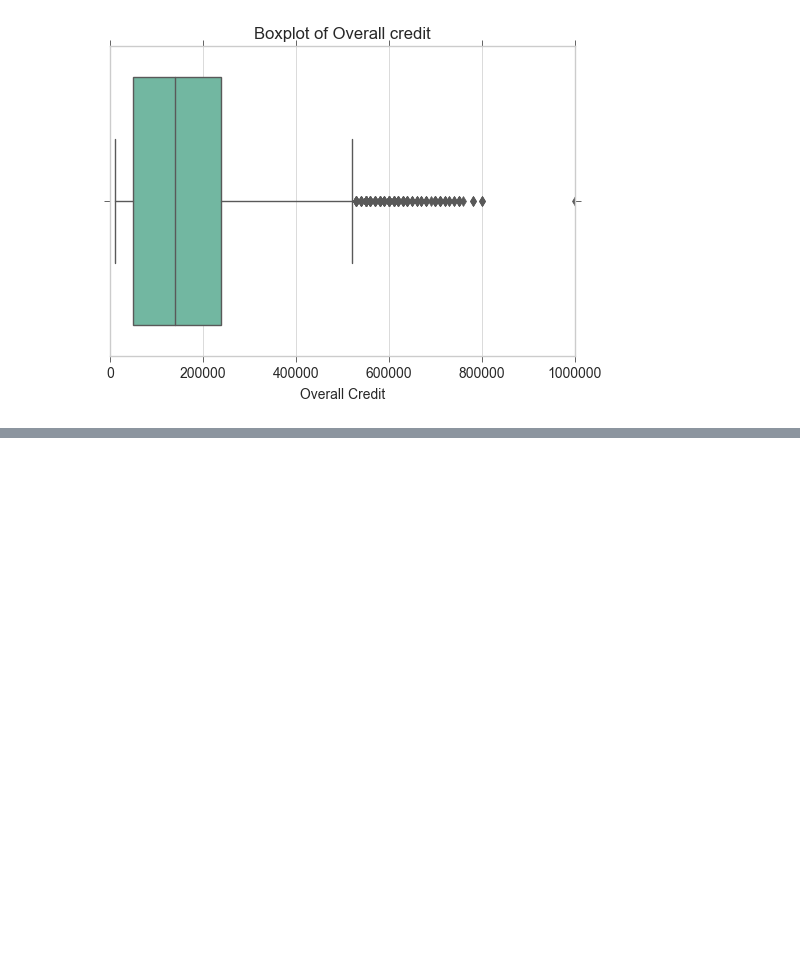
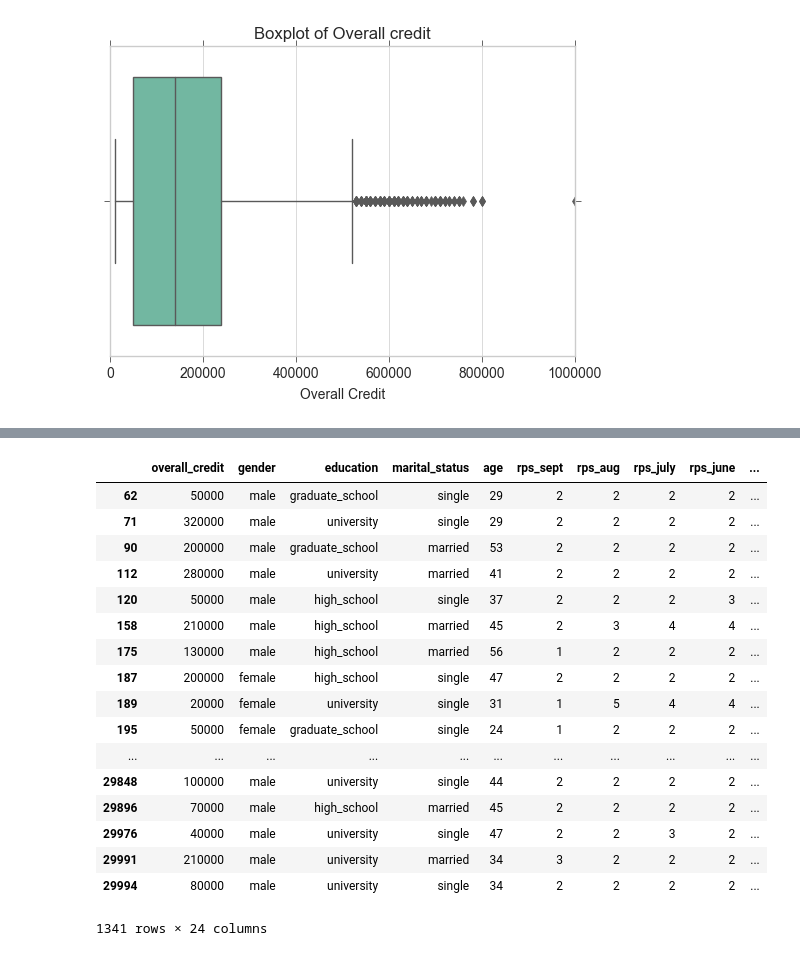
Before and after one commit to chapanerahd/Defualt_Credit_Card, a Jupyter notebook: EDA - Credit Card default.ipynb, the cells around one changed output, grey strips where cells are left out. Cells and saved outputs as stored; diff of their text form; code cells hidden in the pictures; blank space fills up the shorter version.

```diff
--- a/EDA - Credit Card default.ipynb
+++ b/EDA - Credit Card default.ipynb
@@ -279,0 +332,23 @@ plt.xlabel("Amount of Paid Payment in September")
+# %%
+eda_credit_data.loc[(eda_credit_data['rps_sept'] > 0) & (eda_credit_data['rps_aug'] > 0) &
+                    (eda_credit_data['rps_july'] > 0) & (eda_credit_data['rps_june'] > 0) &
+                    (eda_credit_data['rps_april'] > 0) & (eda_credit_data['rps_may'] > 0)]
+# %% [output]
+|  | overall_credit | gender | education | marital_status | age | rps_sept | rps_aug | rps_july | rps_june | ... |
+| 62 | 50000 | male | graduate_school | single | 29 | 2 | 2 | 2 | 2 | ... |
+| 71 | 320000 | male | university | single | 29 | 2 | 2 | 2 | 2 | ... |
+| 90 | 200000 | male | graduate_school | married | 53 | 2 | 2 | 2 | 2 | ... |
+| 112 | 280000 | male | university | married | 41 | 2 | 2 | 2 | 2 | ... |
+| 120 | 50000 | male | high_school | single | 37 | 2 | 2 | 2 | 3 | ... |
+| 158 | 210000 | male | high_school | married | 45 | 2 | 3 | 4 | 4 | ... |
+| 175 | 130000 | male | high_school | married | 56 | 1 | 2 | 2 | 2 | ... |
+| 187 | 200000 | female | high_school | single | 47 | 2 | 2 | 2 | 2 | ... |
+| 189 | 20000 | female | university | single | 31 | 1 | 5 | 4 | 4 | ... |
+| 195 | 50000 | female | graduate_school | single | 24 | 1 | 2 | 2 | 2 | ... |
+| ... | ... | ... | ... | ... | ... | ... | ... | ... | ... | ... |
+| 29848 | 100000 | male | university | single | 44 | 2 | 2 | 2 | 2 | ... |
+| 29896 | 70000 | male | high_school | married | 45 | 2 | 2 | 2 | 2 | ... |
+| 29976 | 40000 | male | university | single | 47 | 2 | 2 | 3 | 2 | ... |
+| 29991 | 210000 | male | university | married | 34 | 3 | 2 | 2 | 2 | ... |
+| 29994 | 80000 | male | university | single | 34 | 2 | 2 | 2 | 2 | ... |
+1341 rows × 24 columns
```
Also changed, not shown: parts of 21 cells of this notebook.
